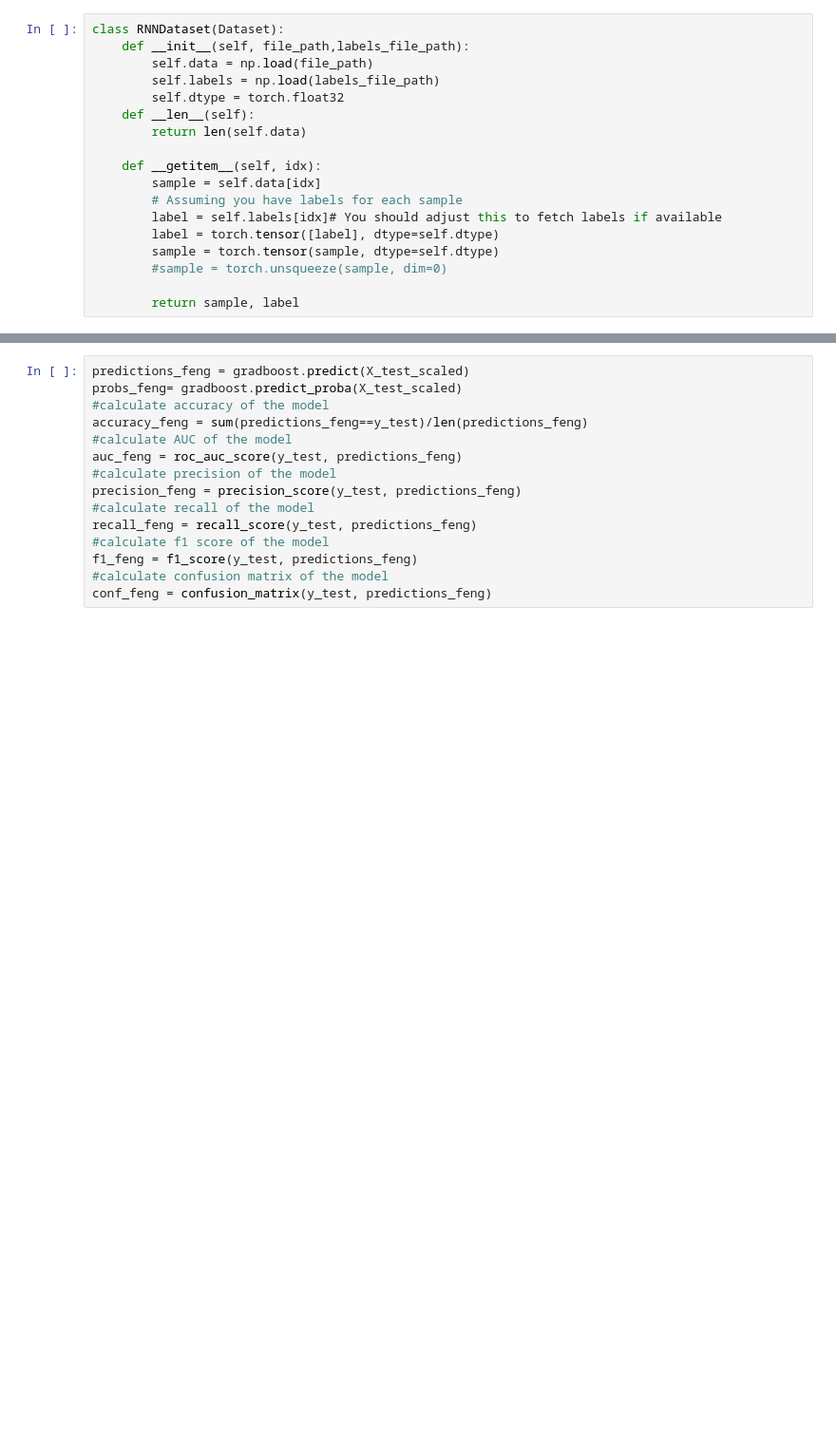
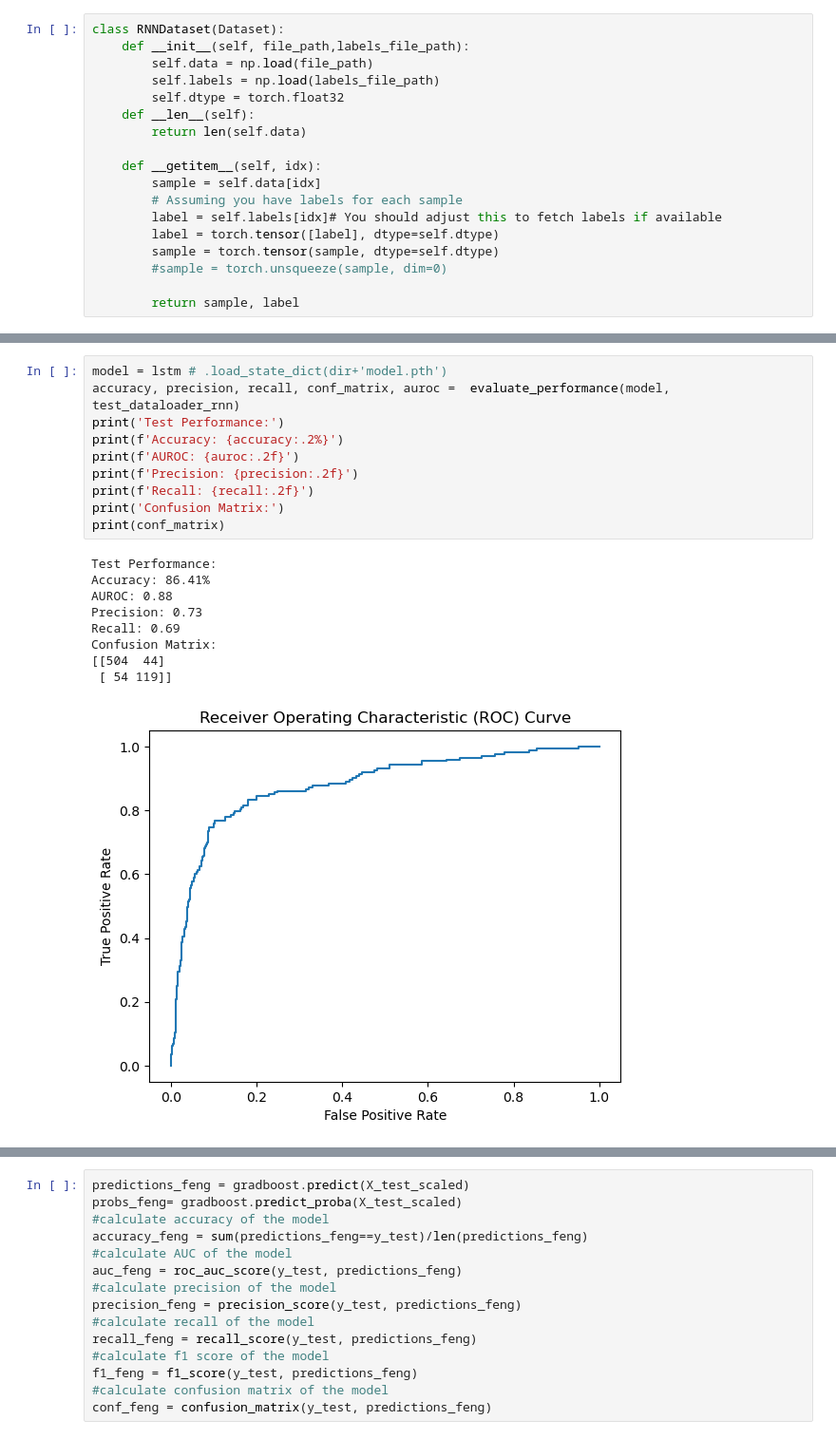
Before and after one commit to vcmog/liver_pred, a Jupyter notebook: liver_pred/run_test.ipynb, the cells around one changed output, grey strips where cells are left out. Shown at 95% size. Saved outputs shown, nothing was run; the diff lists cells and outputs as text; blank space fills up the shorter version.

```diff
--- a/liver_pred/run_test.ipynb
+++ b/liver_pred/run_test.ipynb
@@ -1114,0 +1085,20 @@ best_val_loss = float('inf')
+# %%
+model = lstm # .load_state_dict(dir+'model.pth')
+accuracy, precision, recall, conf_matrix, auroc =  evaluate_performance(model, test_dataloader_rnn)
+print('Test Performance:')
+print(f'Accuracy: {accuracy:.2%}')
+print(f'AUROC: {auroc:.2f}')
+print(f'Precision: {precision:.2f}')
+print(f'Recall: {recall:.2f}')
+print('Confusion Matrix:')
+print(conf_matrix)
+# %% [output]
+Test Performance:
+Accuracy: 86.41%
+AUROC: 0.88
+Precision: 0.73
+Recall: 0.69
+Confusion Matrix:
+[[504  44]
+ [ 54 119]]
+[figure, added]
```
Also changed, not shown: parts of 77 cells of this notebook.
